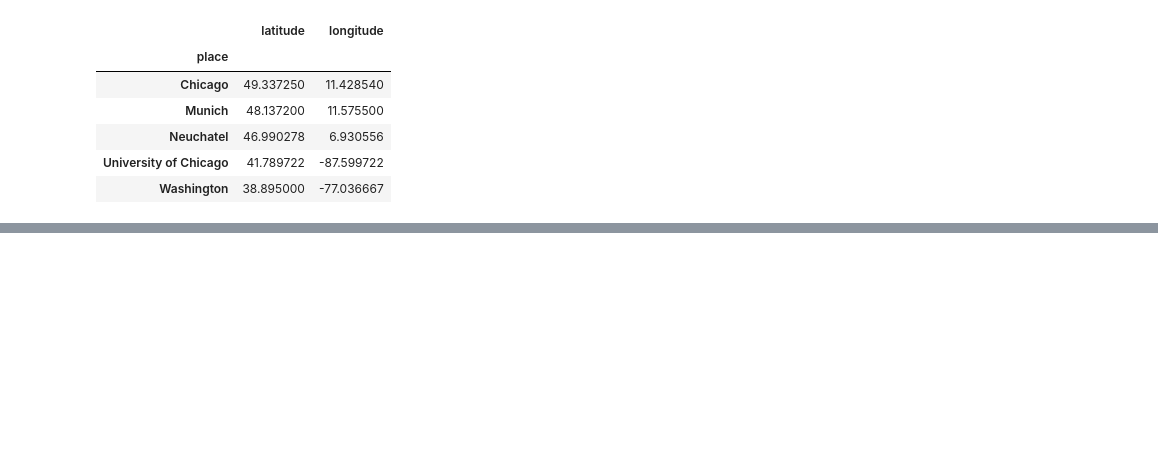
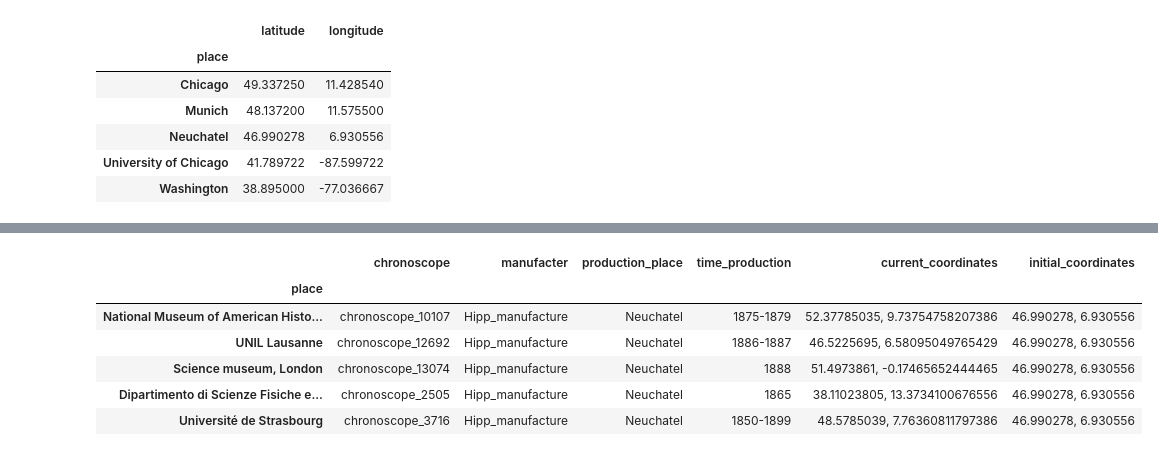
Before and after one commit to AndreaScalisi/historyanddigital, a Jupyter notebook: coordinates.ipynb, the cells around one changed output, grey strips where cells are left out. Cells and saved outputs as stored; diff of their text form; code cells hidden in the pictures; blank space fills up the shorter version.

```diff
--- a/coordinates.ipynb
+++ b/coordinates.ipynb
@@ -208 +191,13 @@ See the caveats in the documentation: http://pandas.pydata.org/pandas-docs/stabl
+# %%
+neuch_coord = "46.990278, 6.930556"
+final["initial_coordinates"] = neuch_coord
+final.head()
+# %% [output]
+|  | chronoscope | manufacter | production_place | time_production | current_coordinates | initial_coordinates |
+| place |  |  |  |  |  |  |
+| National Museum of American Histo... | chronoscope_10107 | Hipp_manufacture | Neuchatel | 1875-1879 | 52.37785035, 9.73754758207386 | 46.990278, 6.930556 |
+| UNIL Lausanne | chronoscope_12692 | Hipp_manufacture | Neuchatel | 1886-1887 | 46.5225695, 6.58095049765429 | 46.990278, 6.930556 |
+| Science museum, London | chronoscope_13074 | Hipp_manufacture | Neuchatel | 1888 | 51.4973861, -0.17465652444465 | 46.990278, 6.930556 |
+| Dipartimento di Scienze Fisiche e... | chronoscope_2505 | Hipp_manufacture | Neuchatel | 1865 | 38.11023805, 13.3734100676556 | 46.990278, 6.930556 |
+| Université de Strasbourg | chronoscope_3716 | Hipp_manufacture | Neuchatel | 1850-1899 | 48.5785039, 7.76360811797386 | 46.990278, 6.930556 |
 # %%
```
Also changed, not shown: parts of 10 cells of this notebook.
